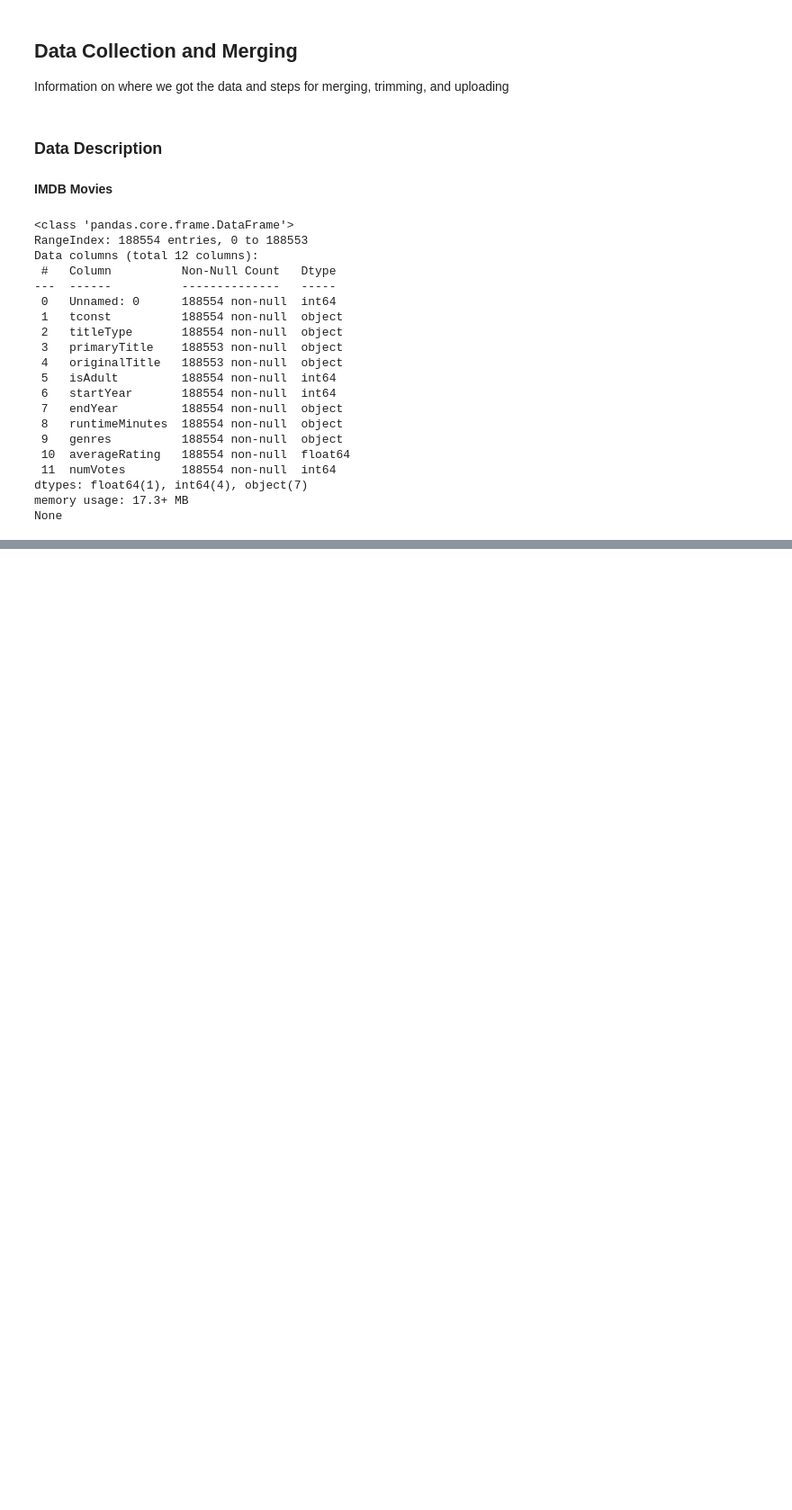
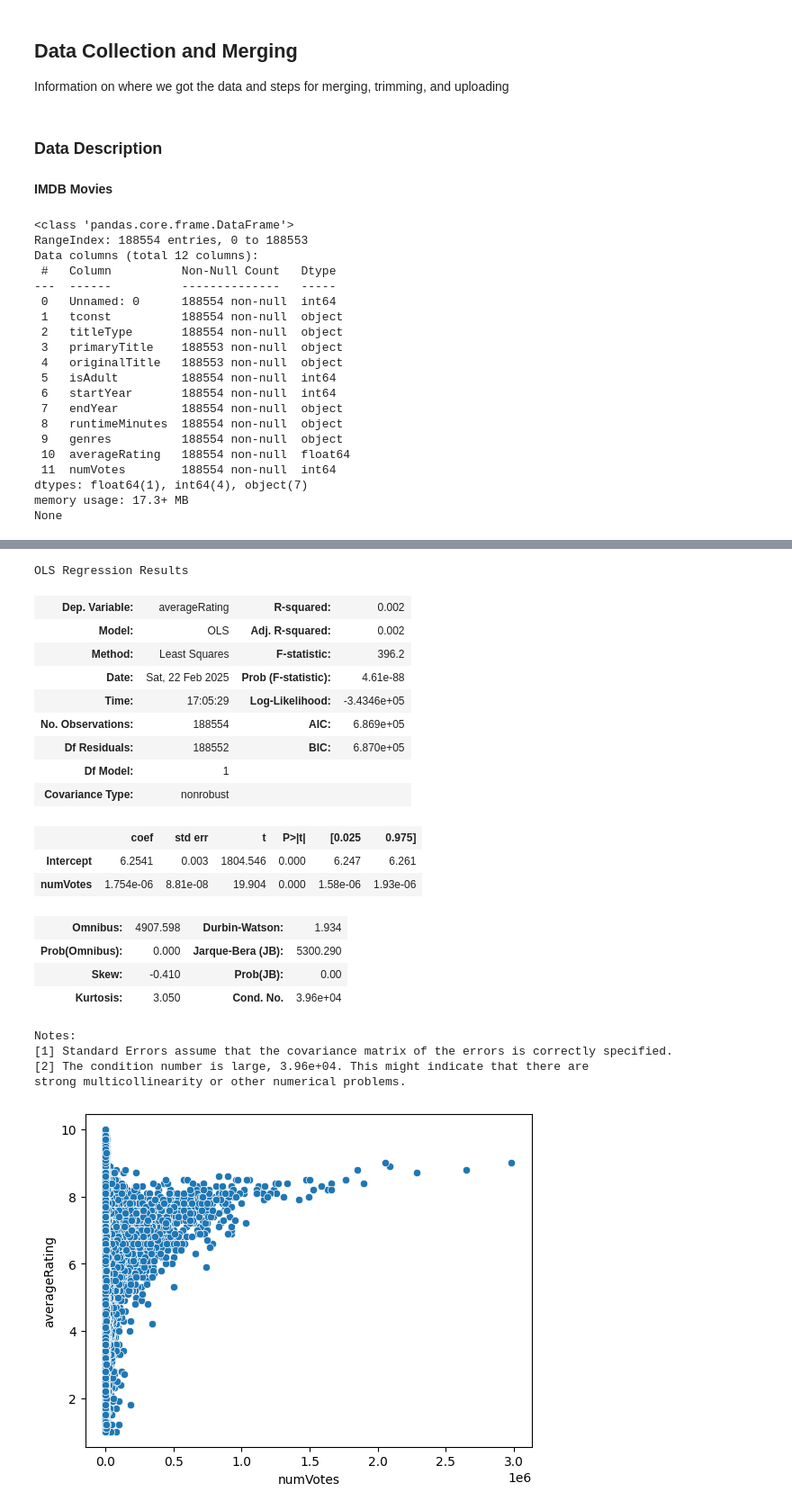
Before and after one commit to lundnm/Movie_Analysis, a Jupyter notebook: manipulation.ipynb, the cells around one changed output, grey strips where cells are left out. Shown at 90% size. Drawn from its saved outputs; the diff is of its cells as text; code cells hidden in the pictures; blank space fills up the shorter version.

```diff
--- a/manipulation.ipynb
+++ b/manipulation.ipynb
@@ -40,0 +79,30 @@ None
+# %%
+# plot numVote vs averageRating
+sns.scatterplot(data=imdb_movies,x='numVotes',y='averageRating')
+
+# create linear model
+model0 = smf.ols("averageRating ~ numVotes", data=imdb_movies).fit()
+model0.summary()
+# %% [output]
+OLS Regression Results
+| Dep. Variable: | averageRating | R-squared: | 0.002 |
+| Model: | OLS | Adj. R-squared: | 0.002 |
+| Method: | Least Squares | F-statistic: | 396.2 |
+| Date: | Sat, 22 Feb 2025 | Prob (F-statistic): | 4.61e-88 |
+| Time: | 17:05:29 | Log-Likelihood: | -3.4346e+05 |
+| No. Observations: | 188554 | AIC: | 6.869e+05 |
+| Df Residuals: | 188552 | BIC: | 6.870e+05 |
+| Df Model: | 1 |  |  |
+| Covariance Type: | nonrobust |  |  |
+|  | coef | std err | t | P>|t| | [0.025 | 0.975] |
+| Intercept | 6.2541 | 0.003 | 1804.546 | 0.000 | 6.247 | 6.261 |
+| numVotes | 1.754e-06 | 8.81e-08 | 19.904 | 0.000 | 1.58e-06 | 1.93e-06 |
+| Omnibus: | 4907.598 | Durbin-Watson: | 1.934 |
+| Prob(Omnibus): | 0.000 | Jarque-Bera (JB): | 5300.290 |
+| Skew: | -0.410 | Prob(JB): | 0.00 |
+| Kurtosis: | 3.050 | Cond. No. | 3.96e+04 |
+Notes:
+[1] Standard Errors assume that the covariance matrix of the errors is correctly specified.
+[2] The condition number is large, 3.96e+04. This might indicate that there are
+strong multicollinearity or other numerical problems.
+[figure, added]
```
Also changed, not shown: parts of 11 cells of this notebook.
